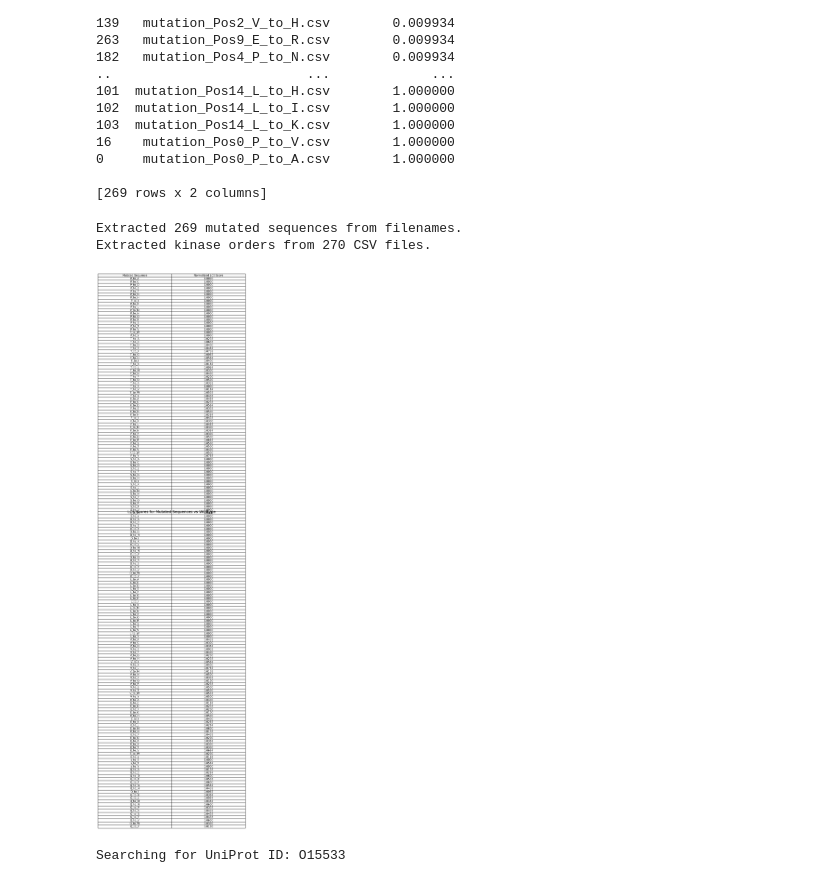
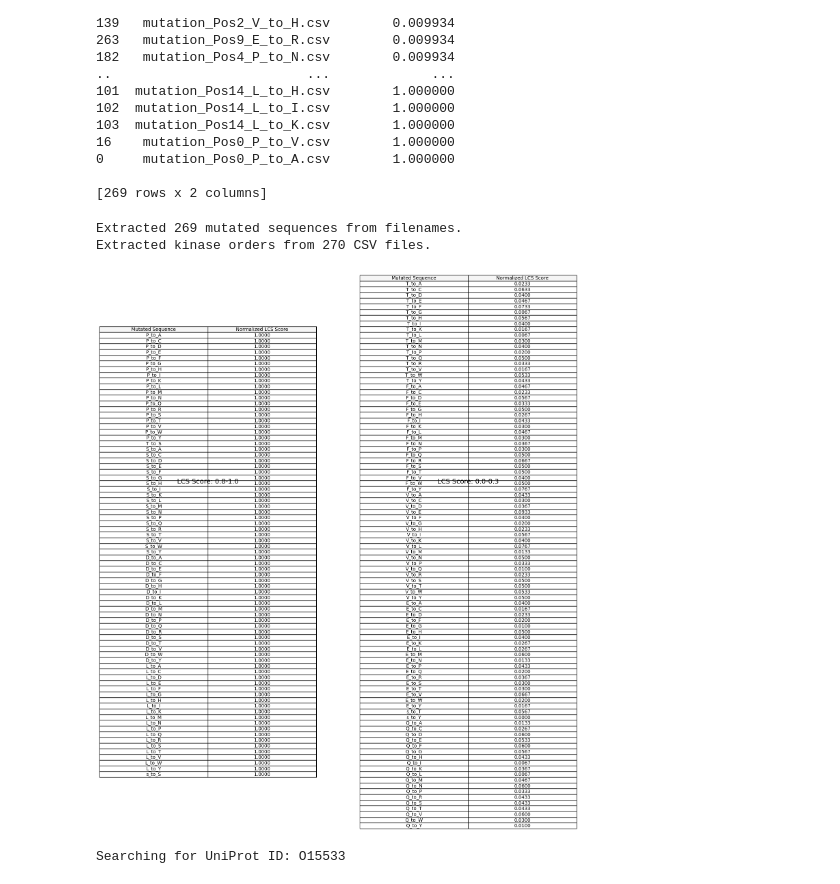
Before and after one commit to annabelrice30/Annabel-BSc-Project, a Jupyter notebook: BSc Project.ipynb, the cells around one changed output. Drawn from its saved outputs; the diff is of its cells as text; code cells hidden in the pictures.

```diff
--- a/BSc Project.ipynb
+++ b/BSc Project.ipynb
@@ -259,7 +259,6 @@ fig.show()
 # %%
 import os
 import pandas as pd
-import itertools
 from difflib import SequenceMatcher
 import matplotlib.pyplot as plt
 
@@ -275,7 +274,6 @@ def extract_mutated_sequences():
         if file.endswith(".csv") and file != "wildtype.csv":  # Exclude wildtype.csv
             # Extract position, original amino acid, and new amino acid from the file name
             parts = file.split('_')
-            position = parts[1]  # This is the position (i)
             original_aa = parts[2]  # This is the original amino acid
             new_aa = parts[4].split('.')[0]  # This is the new amino acid (without ".csv")
 
@@ -339,47 +337,69 @@ def calculate_lcs_scores():
     lcs_max = max(lcs_scores)
 
     # Prevent division by zero if all scores are the same
     if lcs_max - lcs_min == 0:
         print("All LCS scores are identical. Normalization skipped.")
         normalized_lcs = {seq: 1.0 for seq in pairwise_lcs}  # Assign all a score of 1
     else:
         normalized_lcs = {seq: (score - lcs_min) / (lcs_max - lcs_min) for seq, score in pairwise_lcs.items()}
 
     return normalized_lcs
 
 def display_lcs_tables(normalized_lcs):
-    """Displays a table for LCS scores."""
-    fig, ax = plt.subplots(figsize=(10, 5))
+    """Displays two side-by-side tables for LCS scores in two specific ranges."""
+    lcs_groups = {
+        '0.8-1.0': [],
+        '0.0-0.3': []
+    }
 
-    # Prepare the data for the table
-    table_data = [(seq, f"{score:.4f}") for seq, score in normalized_lcs.items()]
+    # Group the data by the LCS score ranges
+    for mutated_sequence, normalized_score in normalized_lcs.items():
+        if 0.8 <= normalized_score <= 1.0:
+            lcs_groups['0.8-1.0'].append((mutated_sequence, normalized_score))
+        elif 0.0 <= normalized_score <= 0.3:
+            lcs_groups['0.0-0.3'].append((mutated_sequence, normalized_score))
 
-    # Create a table
-    table = ax.table(cellText=table_data,
-                    colLabels=["Mutated Sequence", "Normalized LCS Score"],
-                    loc="center",
-                    cellLoc="center",
-                    colColours=["#f5f5f5"] * 2)
+    # Create side-by-side tables for each LCS group
+    fig, axes = plt.subplots(1, 2, figsize=(18, 5))
 
-    ax.axis("off")
-    ax.set_title("LCS Scores for Mutated Sequences vs Wildtype", fontsize=14)
+    for idx, (score_group, ax) in enumerate(zip(['0.8-1.0', '0.0-0.3'], axes)):
+        data = lcs_groups[score_group]
+
+        # Only create a table if there is data
+        if data:
+            table_data = [(pair[0], f"{pair[1]:.4f}") for pair in data]
+
+            # Create a table
+            table = ax.table(cellText=table_data,
+                            colLabels=["Mutated Sequence", "Normalized LCS Score"],
+                            loc="center",
+                            cellLoc="center",
+                            colColours=["#f5f5f5"] * 2)
+
+            ax.axis("off")
+            ax.set_title(f"LCS Score: {score_group}", fontsize=14)
+        else:
+            ax.text(0.5, 0.5, f"No data for LCS = {score_group}",
+                    horizontalalignment='center',
+                    verticalalignment='center',
+                    fontsize=12, color='red')
 
     plt.tight_layout()
     plt.show()
 
 # Example of using the functions:
 # Run this once to extract mutated sequences, kinase orders, and calculate LCS scores
 extract_mutated_sequences()
 extract_kinase_orders()
 normalized_lcs = calculate_lcs_scores()
 
-# Then you can run the display function whenever you want to show the table
+# Then you can run the display function whenever you want to show the tables
 if normalized_lcs:
     display_lcs_tables(normalized_lcs)
 # %% [output]
 Extracted 269 mutated sequences from filenames.
 Extracted kinase orders from 270 CSV files.
-[figure, old version]
+[figure, new version]
 # %%
 '''
 Task 5. Using function below. Get a workflow up and running to ping uniprot servers, extract protein sequence
```
